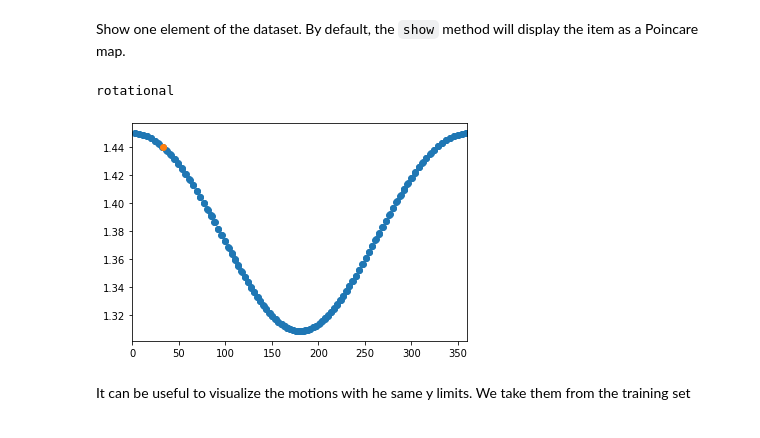
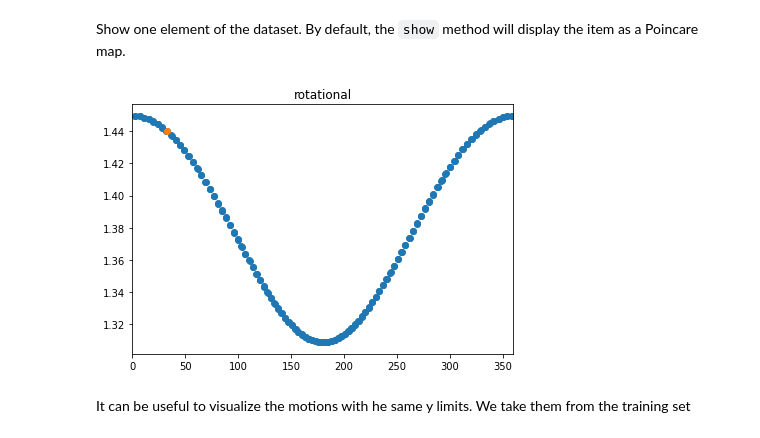
Before and after one commit to vrodriguezf/mlchaos, a Jupyter notebook: nbs/_oguiza_motion_classification_time_series.ipynb, the cells around one changed output. Saved outputs shown, nothing was run; the diff lists cells and outputs as text; code cells hidden in the pictures.

```diff
--- a/nbs/_oguiza_motion_classification_time_series.ipynb
+++ b/nbs/_oguiza_motion_classification_time_series.ipynb
@@ -169,5 +166,6 @@ else:
         ('-1.0', 'uncertain'),
         ('0.0', 'chaotic'),
         ('1.0', 'rotational'),
-        ('2.0', 'librational')]
+        ('2.0', 'librational'),
+        ('#na#', 'unknown')]
     )
@@ -196,7 +196,7 @@ splits
 # %% [markdown]
 ##  Creating a `Datasets` object
 # %%
-tfms = [[ToTensorMotion()], # x transforms
-        [Categorize()]] # y transforms
+tfms = [None, # x transforms
+        [lbl_dict.get, Categorize()]] # y transforms
 # %%
-ds = TSDatasets(data.x, data.y, tfms=tfms, splits=splits)
+ds = TSDatasets(data.x, data.y.astype('<U3'), tfms=tfms, splits=splits)
@@ -227,8 +225,7 @@ Show one element of the dataset. By default, the `show` method will display the
 # %%
-ax = show_at(ds, 1003, figsize=(1,1))
+ax = show_at(ds, 1003)
 # %% [output]
-rotational
-[figure, old version]
+[figure, new version]
 # %% [markdown]
 It can be useful to visualize the motions with he same y limits. We take them from the training set
 # %%
```
Also changed, not shown: parts of 9 cells of this notebook, 14 other files.
